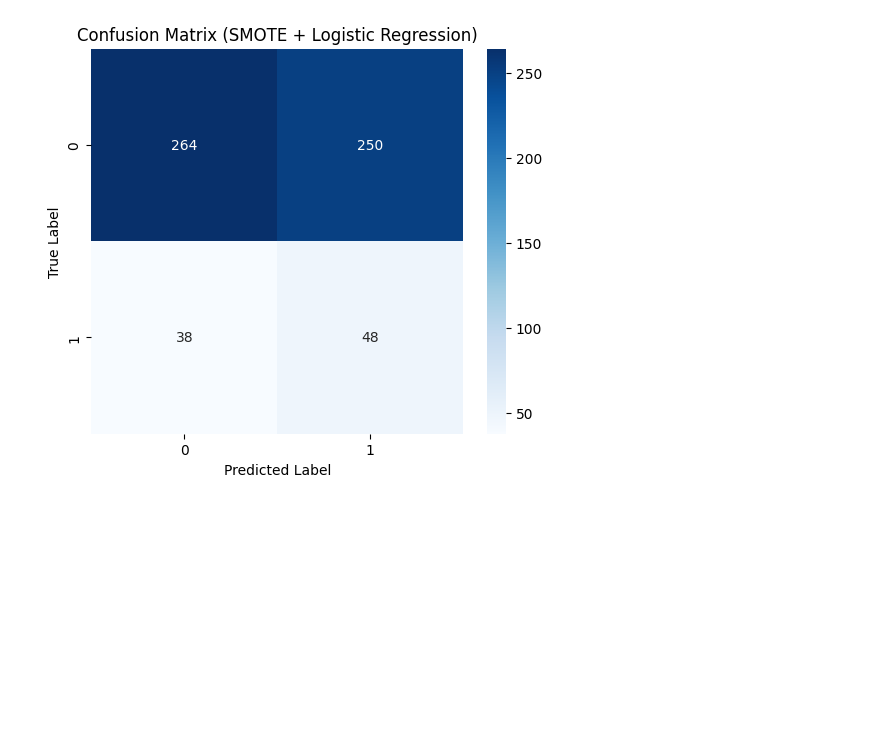
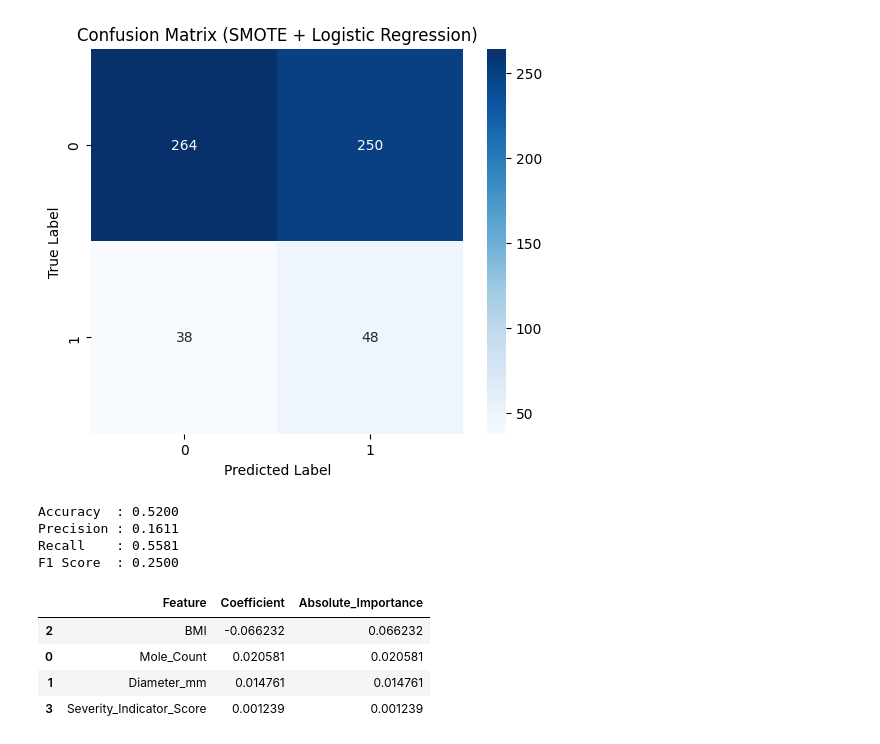
Before and after one commit to rajagowtham0/week-1, a Jupyter notebook: Week1_Day5.ipynb, the cells around one changed output. Cells and saved outputs as stored; diff of their text form; code cells hidden in the pictures; blank space fills up the shorter version.

Commit message:
performed featre importance over the model

```diff
--- a/Week1_Day5.ipynb
+++ b/Week1_Day5.ipynb
@@ -360,3 +360,41 @@ plt.title("Confusion Matrix (SMOTE + Logistic Regression)")
 plt.show()
 # %% [output]
 [figure]
+# %%
+from sklearn.metrics import (
+    accuracy_score,
+    precision_score,
+    recall_score,
+    f1_score
+)
+# Compute metrics
+accuracy = accuracy_score(y_test, y_pred)
+precision = precision_score(y_test, y_pred)
+recall = recall_score(y_test, y_pred)
+f1 = f1_score(y_test, y_pred)
+# Print results
+print(f"Accuracy  : {accuracy:.4f}")
+print(f"Precision : {precision:.4f}")
+print(f"Recall    : {recall:.4f}")
+print(f"F1 Score  : {f1:.4f}")
+# %% [output]
+Accuracy  : 0.5200
+Precision : 0.1611
+Recall    : 0.5581
+F1 Score  : 0.2500
+# %%
+import pandas as pd
+import numpy as np
+feature_names = X.columns
+log_importance = pd.DataFrame({
+    "Feature": feature_names,
+    "Coefficient": model.coef_[0],
+    "Absolute_Importance": np.abs(model.coef_[0])
+}).sort_values(by="Absolute_Importance", ascending=False)
+log_importance
+# %% [output]
+|  | Feature | Coefficient | Absolute_Importance |
+| 2 | BMI | -0.066232 | 0.066232 |
+| 0 | Mole_Count | 0.020581 | 0.020581 |
+| 1 | Diameter_mm | 0.014761 | 0.014761 |
+| 3 | Severity_Indicator_Score | 0.001239 | 0.001239 |
```
